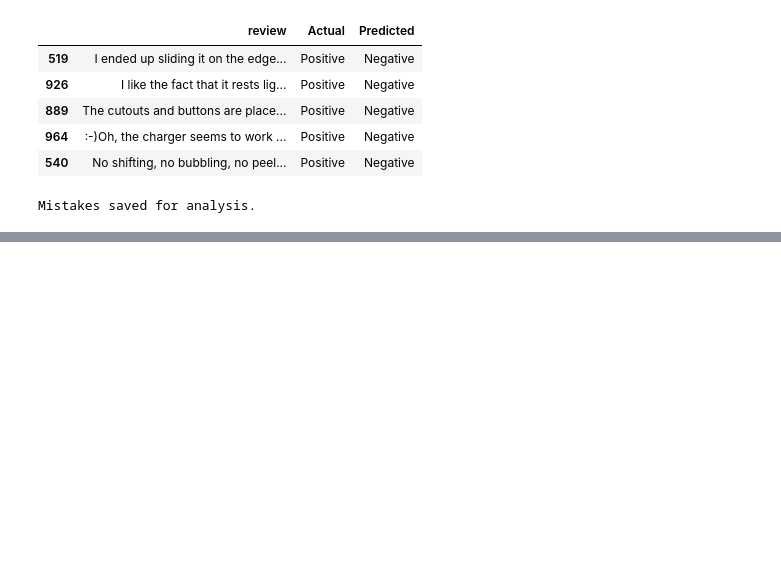
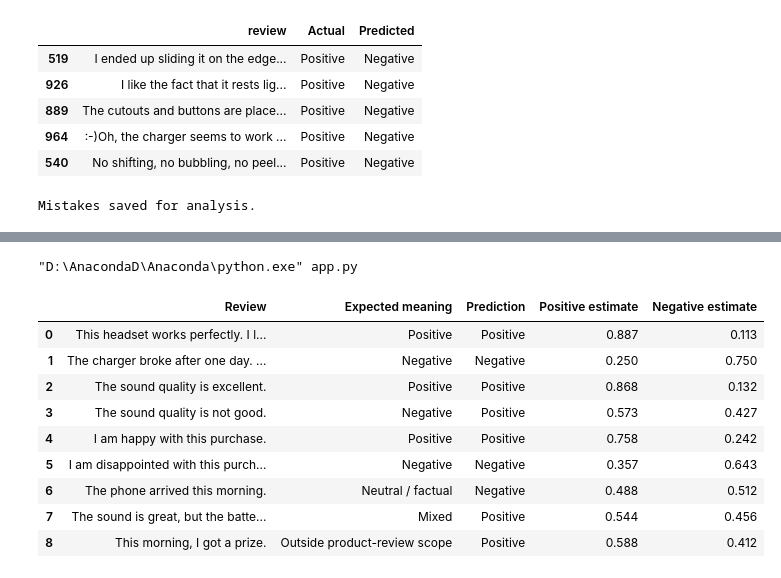
Before and after one commit to alizada6600-blip/PT22026, a Jupyter notebook: ali081/sentiment_analysis.ipynb, the cells around one changed output, grey strips where cells are left out. Cells and saved outputs as stored; diff of their text form; code cells hidden in the pictures; blank space fills up the shorter version.

```diff
--- a/ali081/sentiment_analysis.ipynb
+++ b/ali081/sentiment_analysis.ipynb
@@ -709,0 +982,66 @@ Mistakes saved for analysis.
+# %%
+import sys
+
+print(f'"{sys.executable}" app.py')
+# %% [output]
+"D:\AnacondaD\Anaconda\python.exe" app.py
+# %%
+from pathlib import Path
+import joblib
+import pandas as pd
+
+model = joblib.load(
+    Path.cwd() / "models" / "sentiment_pipeline.joblib"
+)
+
+checks = [
+    ("This headset works perfectly. I love it.", "Positive"),
+    ("The charger broke after one day. Terrible quality.", "Negative"),
+    ("The sound quality is excellent.", "Positive"),
+    ("The sound quality is not good.", "Negative"),
+    ("I am happy with this purchase.", "Positive"),
+    ("I am disappointed with this purchase.", "Negative"),
+    ("The phone arrived this morning.", "Neutral / factual"),
+    ("The sound is great, but the battery is terrible.", "Mixed"),
+    ("This morning, I got a prize.", "Outside product-review scope"),
+]
+
+texts = [text for text, expected in checks]
+predictions = model.predict(texts)
+probabilities = model.predict_proba(texts)
+
+names = {0: "Negative", 1: "Positive"}
+class_positions = {
+    int(label): position
+    for position, label in enumerate(model.classes_)
+}
+
+rows = []
+for (text, expected), prediction, probs in zip(
+    checks, predictions, probabilities
+):
+    rows.append({
+        "Review": text,
+        "Expected meaning": expected,
+        "Prediction": names[int(prediction)],
+        "Positive estimate": round(
+            float(probs[class_positions[1]]), 3
+        ),
+        "Negative estimate": round(
+            float(probs[class_positions[0]]), 3
+        ),
+    })
+
+with pd.option_context("display.max_colwidth", None):
+    display(pd.DataFrame(rows))
+# %% [output]
+|  | Review | Expected meaning | Prediction | Positive estimate | Negative estimate |
+| 0 | This headset works perfectly. I l... | Positive | Positive | 0.887 | 0.113 |
+| 1 | The charger broke after one day. ... | Negative | Negative | 0.250 | 0.750 |
+| 2 | The sound quality is excellent. | Positive | Positive | 0.868 | 0.132 |
+| 3 | The sound quality is not good. | Negative | Positive | 0.573 | 0.427 |
+| 4 | I am happy with this purchase. | Positive | Positive | 0.758 | 0.242 |
+| 5 | I am disappointed with this purch... | Negative | Negative | 0.357 | 0.643 |
+| 6 | The phone arrived this morning. | Neutral / factual | Negative | 0.488 | 0.512 |
+| 7 | The sound is great, but the batte... | Mixed | Positive | 0.544 | 0.456 |
+| 8 | This morning, I got a prize. | Outside product-review scope | Positive | 0.588 | 0.412 |
```
Also changed, not shown: parts of 20 cells of this notebook, 6 other files.
